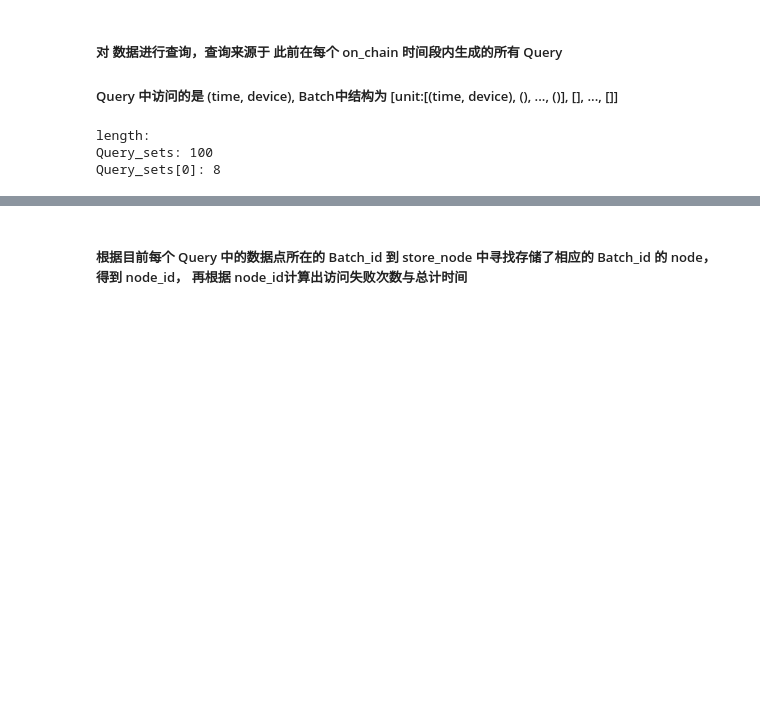
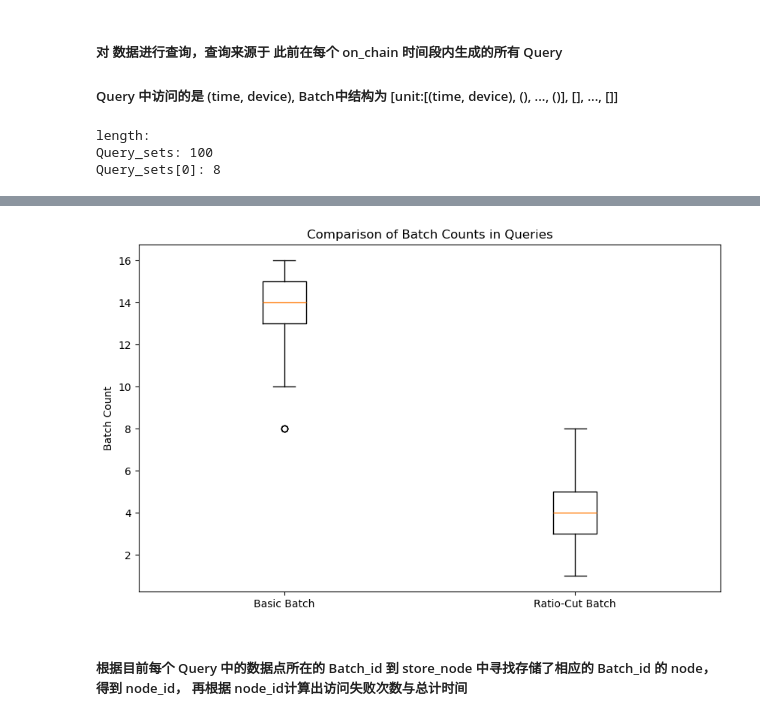
Before and after one commit to zipingw/IotDataAccessExp, a Jupyter notebook: data_preprocess_v2.ipynb, the cells around one changed output, grey strips where cells are left out. Cells and saved outputs as stored; diff of their text form; code cells hidden in the pictures; blank space fills up the shorter version.

```diff
--- a/data_preprocess_v2.ipynb
+++ b/data_preprocess_v2.ipynb
@@ -718,7 +721,7 @@ for key, batch in batched_basic_method.items():
     # 要选取一个store node存储
     sorted_nodes_r_d = sorted(store_node_method_r_d_batched_basic_method.items(), key=lambda x: x[1]['score_sd'], reverse=False)
     # 从得分前 10 的节点中随机选择一个节点
-    top_ten_nodes_r_d = sorted_nodes_r_d[:20]
+    top_ten_nodes_r_d = sorted_nodes_r_d[:10]
 
     saved_flag = False
     for node in top_ten_nodes_r_d:
@@ -732,7 +735,7 @@ for key, batch in batched_basic_method.items():
             saved_flag = True
     if not saved_flag:
         # 10 个都没命中，则存入 rank 第一的 node 中
-        store_node_method_r_d_batched_basic_method[top_ten_nodes_r_d[5][0]]['batches'].append((key, batch))
+        store_node_method_r_d_batched_basic_method[top_ten_nodes_r_d[0][0]]['batches'].append((key, batch))
 # %%
 # batched_proposed_method
 store_node_method_r_d_batched_proposed_method = copy.deepcopy(store_node_method_r_d)
@@ -846,3 +895,22 @@ time_low:1980, time_high:1998, device_low:12, device_high:12
+# %%
+# 计算每个子列表中的元素数量
+basic_counts = [len(sublist) for sublist in found_in_basic_batch]
+proposed_counts = [len(sublist) for sublist in found_in_proposed_batch]
+
+# 创建一个数字并设置其大小
+plt.figure(figsize=(10, 6))
+
+# 绘制箱线图
+plt.boxplot([basic_counts, proposed_counts], labels=['Basic Batch', 'Ratio-Cut Batch'])
+
+# 添加标题和标签
+plt.title('Comparison of Batch Counts in Queries')
+plt.ylabel('Batch Count')
+
+# 显示图表
+plt.show()
+# %% [output]
+[figure, added]
 # %% [markdown]
 ##### 根据目前每个 Query 中的数据点所在的 Batch_id 到 store_node 中寻找存储了相应的 Batch_id 的 node， 得到 node_id， 再根据 node_id计算出访问失败次数与总计时间
 # %%
```
Also changed, not shown: parts of 39 cells of this notebook, 7 other files.
